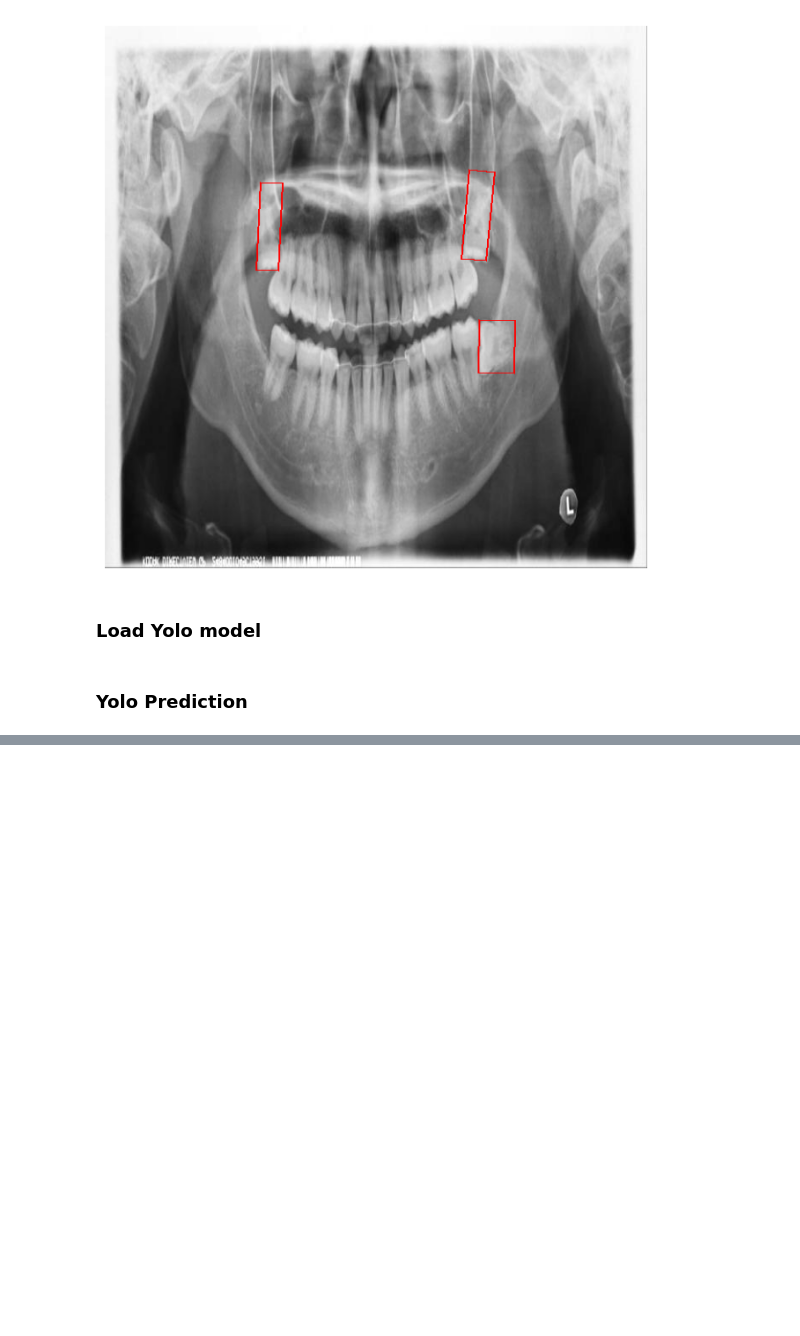
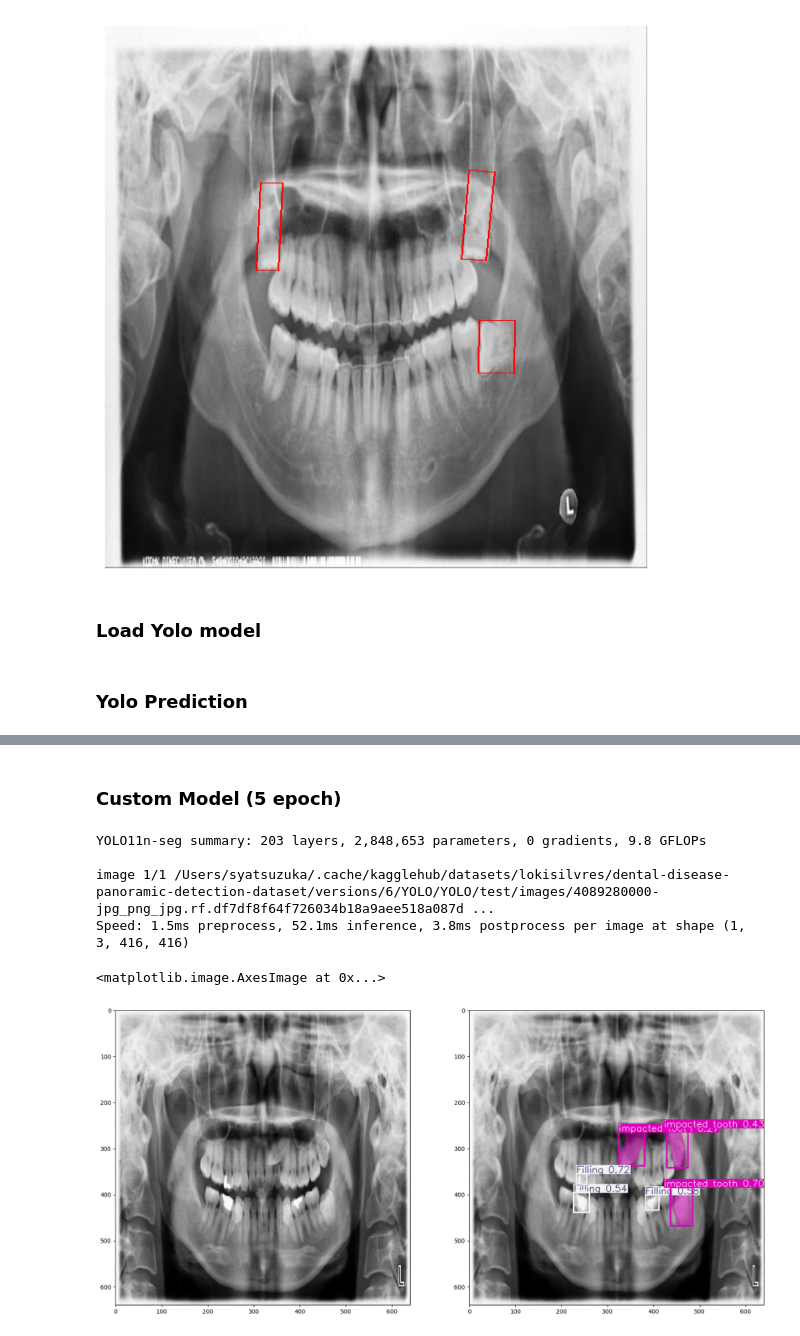
Before and after one commit to dental-xray/dental-xray, a Jupyter notebook: notebooks/shunjiro_notebook.ipynb, the cells around one changed output, grey strips where cells are left out. Drawn from its saved outputs; the diff is of its cells as text; code cells hidden in the pictures; blank space fills up the shorter version.

```diff
--- a/notebooks/shunjiro_notebook.ipynb
+++ b/notebooks/shunjiro_notebook.ipynb
@@ -305,0 +310,27 @@ Speed: 4.2ms preprocess, 633.6ms inference, 6.7ms postprocess per image at shape
+# %% [markdown]
+### Custom Model (5 epoch)
+# %%
+#===== Loading a model =====
+# pt_file = path+"/best.pt"
+pt_file = "/Users/syatsuzuka/code/Wikar235/disease-recognition/models/trained_model.pt"
+# pt_file = "/Users/syatsuzuka/code/Wikar235/disease-recognition/models/trained_model_100epoch.pt"
+model = YOLO(pt_file)
+model.info()
+
+#===== Prediction =====
+results = model.predict(test_image)
+plotted_img = results[0].plot()
+
+#===== Show Prediction Result =====
+plt.figure(figsize=(20, 15))
+plt.subplot(1, 2, 1)
+plt.imshow(img)
+plt.subplot(1, 2, 2)
+plt.imshow(cv2.cvtColor(plotted_img, cv2.COLOR_BGR2RGB))
+# %% [output]
+YOLO11n-seg summary: 203 layers, 2,848,653 parameters, 0 gradients, 9.8 GFLOPs
+
+image 1/1 /Users/syatsuzuka/.cache/kagglehub/datasets/lokisilvres/dental-disease-panoramic-detection-dataset/versions/6/YOLO/YOLO/test/images/4089280000-jpg_png_jpg.rf.df7df8f64f726034b18a9aee518a087d ...
+Speed: 1.5ms preprocess, 52.1ms inference, 3.8ms postprocess per image at shape (1, 3, 416, 416)
+<matplotlib.image.AxesImage at 0x...>
+[figure, added]
```
Also changed, not shown: parts of 5 cells of this notebook.
